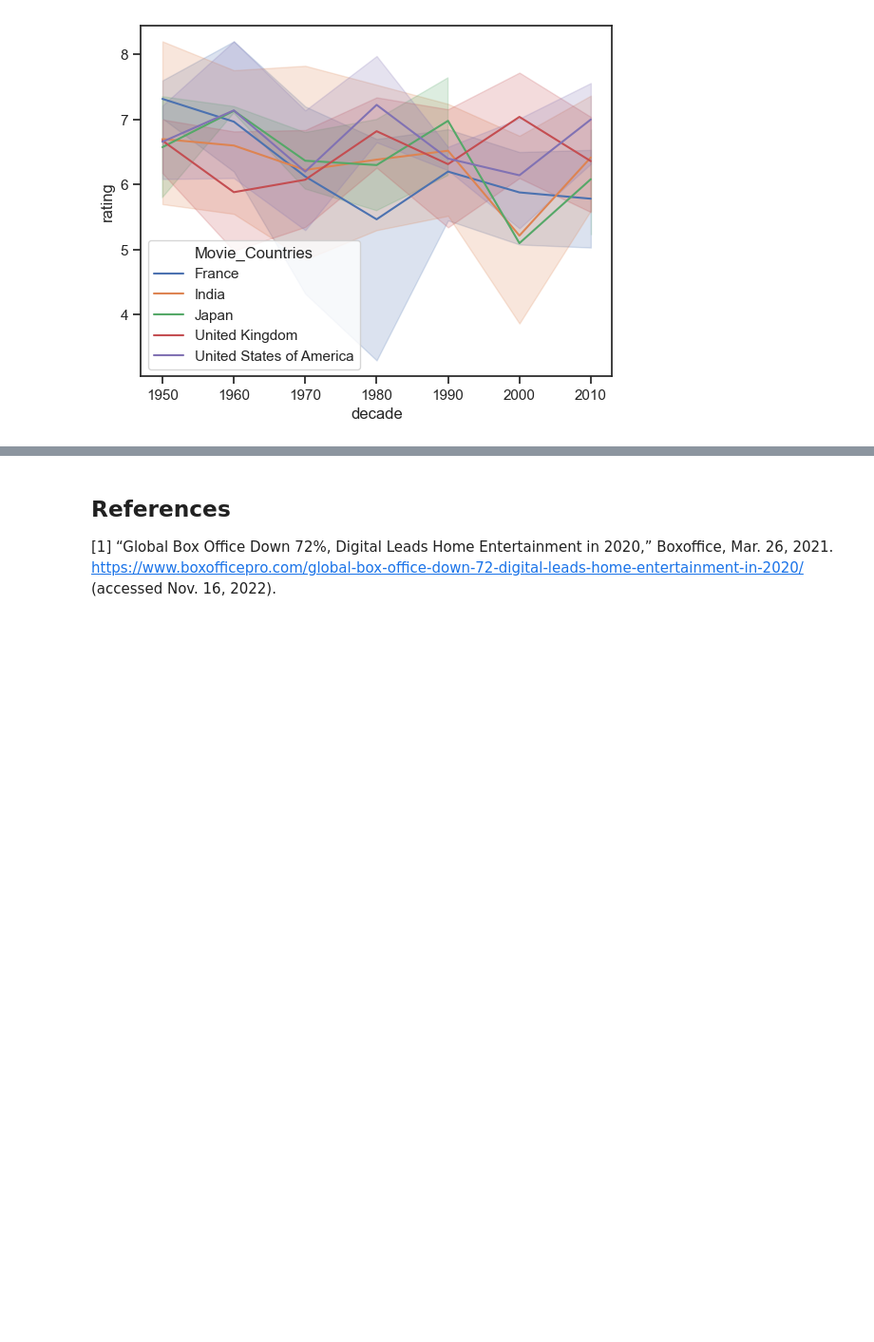
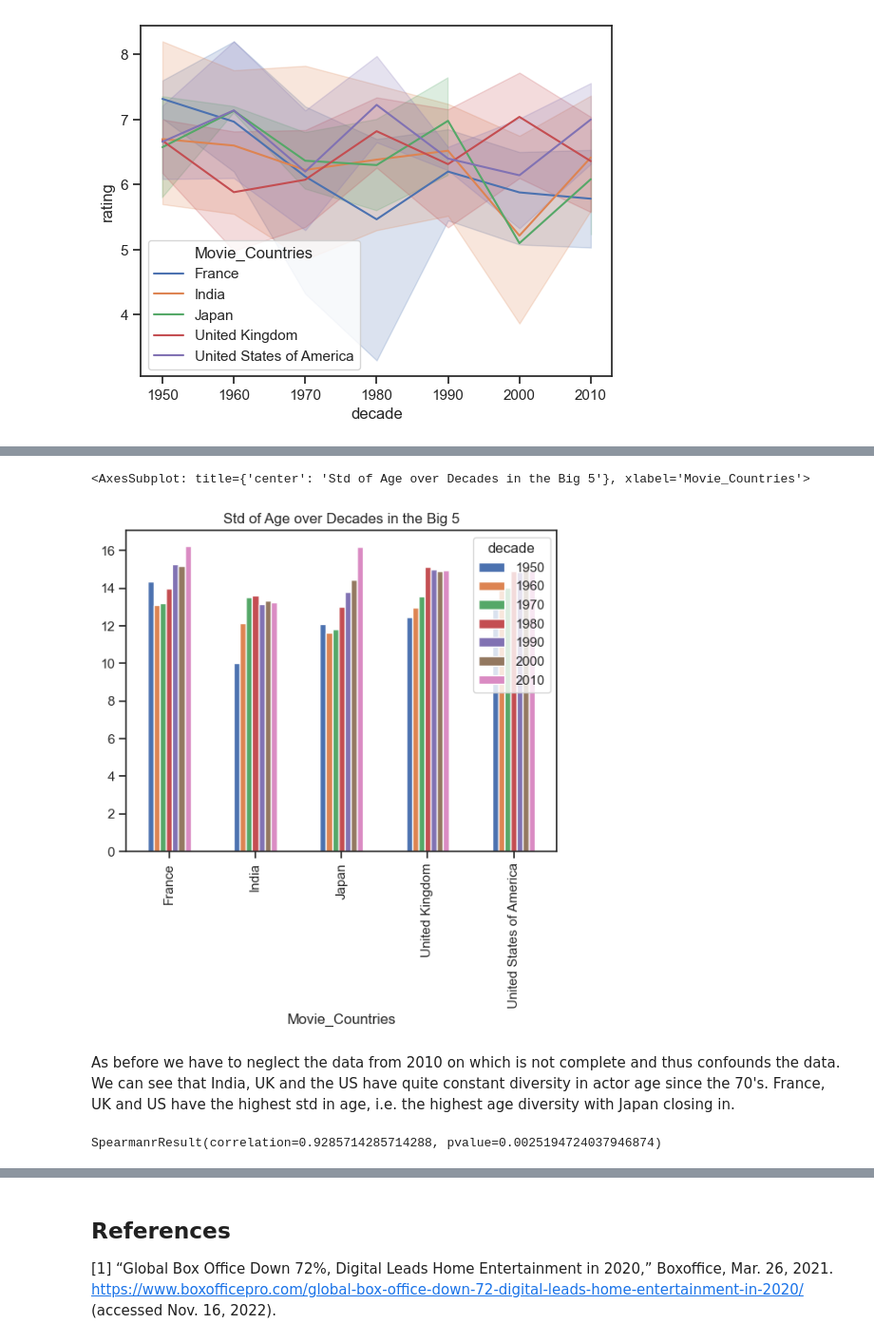
Before and after one commit to epfl-ada/ada-2022-project-robopros, a Jupyter notebook: notebooks/milestone2.ipynb, the cells around one changed output, grey strips where cells are left out. Shown at 95% size. Saved outputs shown, nothing was run; the diff lists cells and outputs as text; code cells hidden in the pictures; blank space fills up the shorter version.

```diff
--- a/notebooks/milestone2.ipynb
+++ b/notebooks/milestone2.ipynb
@@ -1300,0 +1323,17 @@ sns.lineplot(data=sample, x="decade", y="rating", hue="Movie_Countries")
+# %%
+# get standard deviation
+age_std = char_age.groupby(['Movie_Countries','decade']).Actor_Age_at_Movie_Release.std()
+# %%
+# plot measure
+age_std.unstack().plot(kind='bar', title='Std of Age over Decades in the Big 5')
+# %% [output]
+<AxesSubplot: title={'center': 'Std of Age over Decades in the Big 5'}, xlabel='Movie_Countries'>
+[figure, added]
+# %% [markdown]
+As before we have to neglect the data from 2010 on which is not complete and thus confounds the data. We can see that India, UK and the US have quite constant diversity in actor age since the 70's. France, UK and US have the highest std in age, i.e. the highest age diversity with Japan closing in.
+# %%
+# standard deviation over decades
+age_std_decade = char_age.groupby('decade').Actor_Age_at_Movie_Release.std()
+stats.spearmanr(age_std_decade, [1950, 1960, 1970, 1980, 1990, 2000, 2010])
+# %% [output]
+SpearmanrResult(correlation=0.9285714285714288, pvalue=0.0025194724037946874)
```
Also changed, not shown: parts of 131 cells of this notebook.
